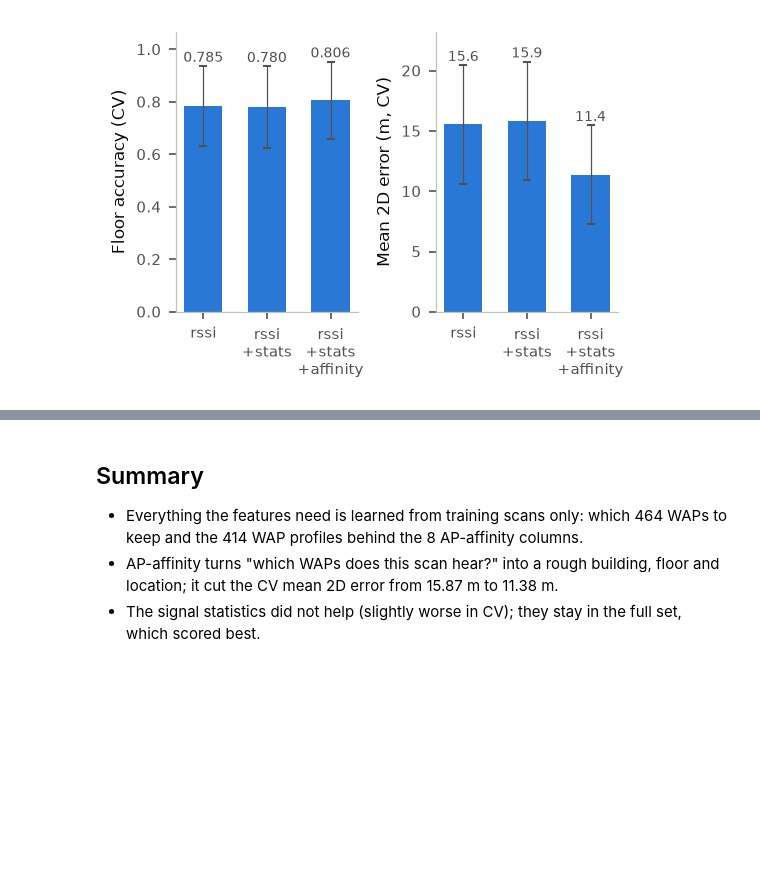
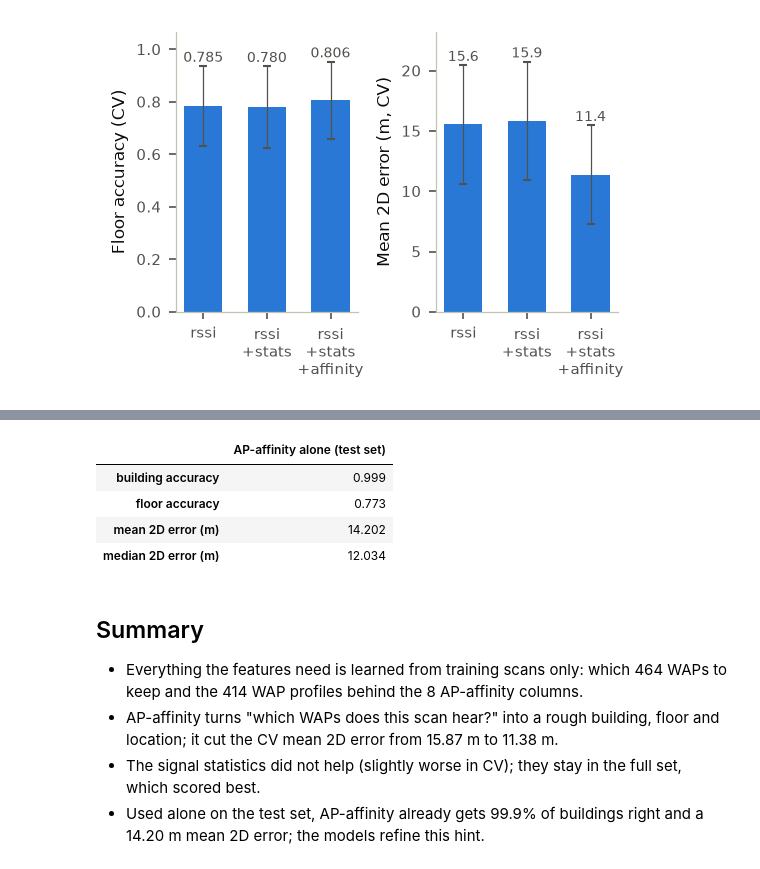
Before and after one commit to Jitmisra/T084-wifi-indoor-positioning, a Jupyter notebook: notebooks/02_feature_engineering.ipynb, the cells around one changed output, grey strips where cells are left out. Saved outputs shown, nothing was run; the diff lists cells and outputs as text; code cells hidden in the pictures; blank space fills up the shorter version.

```diff
--- a/notebooks/02_feature_engineering.ipynb
+++ b/notebooks/02_feature_engineering.ipynb
@@ -133,3 +166,20 @@ check
+# %%
+hint = builders["rssi+stats+affinity"].transform(test)[features.AFFINITY_COLS]
+building = hint[["aff_b0", "aff_b1", "aff_b2"]].to_numpy().argmax(axis=1)
+floor = hint["aff_floor"].round().astype(int)
+error = np.hypot(hint["aff_lon"] - test["LONGITUDE"], hint["aff_lat"] - test["LATITUDE"])
+pd.Series({
+    "building accuracy": (building == test["BUILDINGID"]).mean(),
+    "floor accuracy": (floor == test["FLOOR"]).mean(),
+    "mean 2D error (m)": error.mean(),
+    "median 2D error (m)": error.median(),
+}).round(3).to_frame("AP-affinity alone (test set)")
+# %% [output]
+|  | AP-affinity alone (test set) |
+| building accuracy | 0.999 |
+| floor accuracy | 0.773 |
+| mean 2D error (m) | 14.202 |
+| median 2D error (m) | 12.034 |
 # %% [markdown]
 ## Summary
 
@@ -139,3 +189,5 @@ check
   it cut the CV mean 2D error from 15.87 m to 11.38 m.
 - The signal statistics did not help (slightly worse in CV); they stay in the full set, which
   scored best.
+- Used alone on the test set, AP-affinity already gets 99.9% of buildings right and a 14.20 m mean
+  2D error; the models refine this hint.
```
Also changed, not shown: parts of 3 cells of this notebook, 2 other files.
